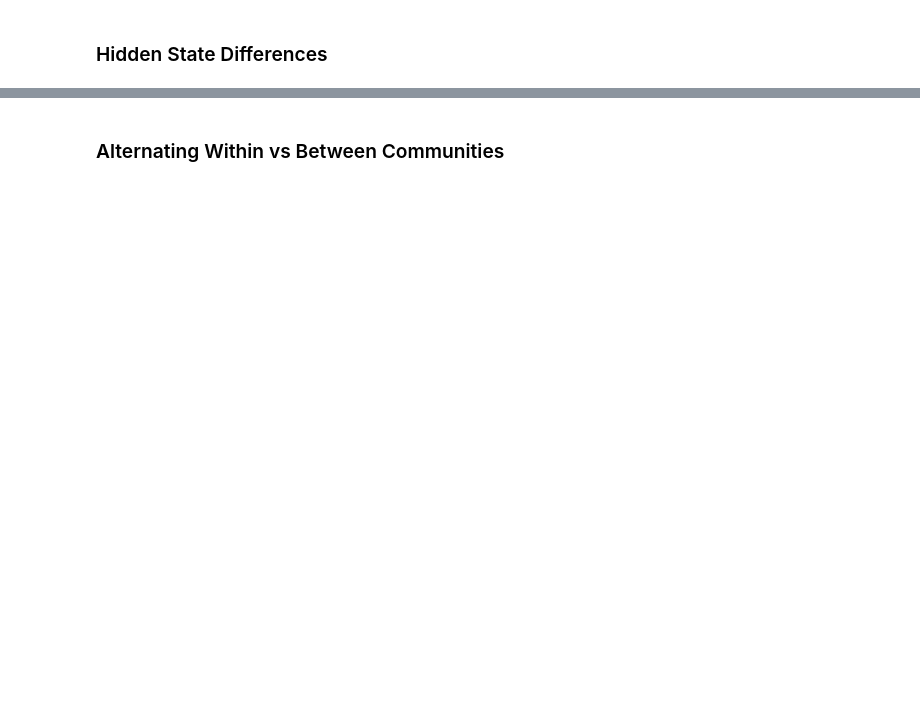
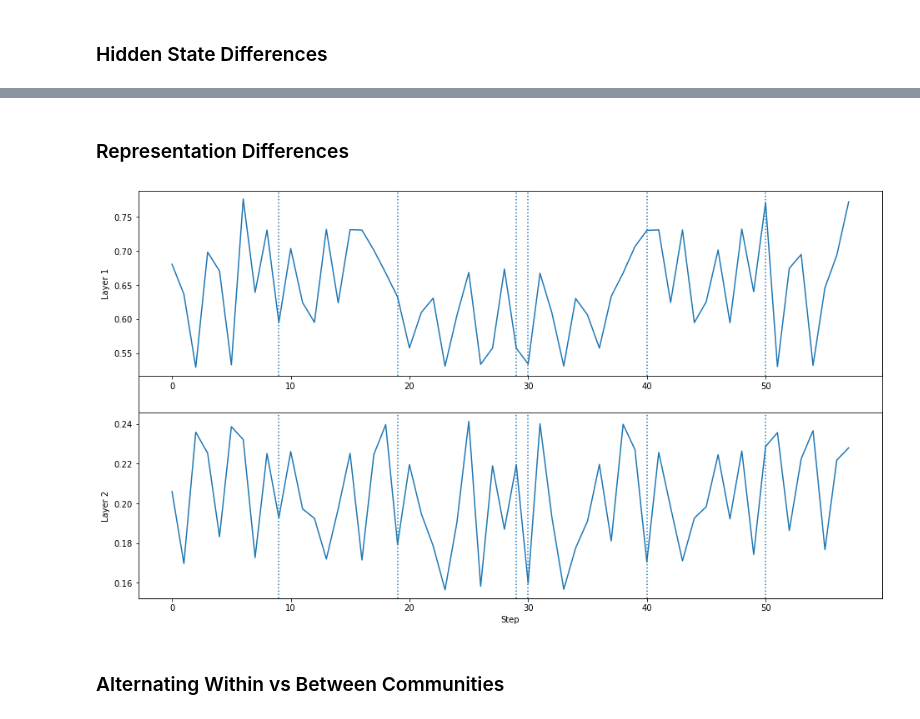
Before and after one commit to APRashedAhmed/predictive-event-segmentation, a Jupyter notebook: docs/source/workbooks/wb-2.1.2-Stacked-LSTMs-on-Fractals.ipynb, the cells around one changed output, grey strips where cells are left out. Drawn from its saved outputs; the diff is of its cells as text; code cells hidden in the pictures; blank space fills up the shorter version.

```diff
--- a/docs/source/workbooks/wb-2.1.2-Stacked-LSTMs-on-Fractals.ipynb
+++ b/docs/source/workbooks/wb-2.1.2-Stacked-LSTMs-on-Fractals.ipynb
@@ -258,4 +264,5 @@ LSTMStacked(
   )
 )
 # %%
-trainer.fit(model)
+if train_model:
+    trainer.fit(model)
@@ -273,5 +307,5 @@ Epoch 1: : 20it [02:28,  7.44s/it, loss=0.397, v_num=36]
 # %%
-iter_ds = ShapiroResnetEmbeddingDataset(
+iter_ds = sch.ShapiroResnetEmbeddingDataset(
     batch_size=1,
     max_steps=hparams.max_steps,
     n_paths=1,
@@ -335,19 +369,3 @@ gcf.set_size_inches(16,9)
-# %%
-fig = plt.figure()
-ax_large = fig.add_subplot(111)
-
-for i, out in enumerate(outs['error_diff']):
-    ax = fig.add_subplot(11 + i + len(outs['error_diff'])*100)
-    ax.plot(np.array(out.cpu()).reshape(59))
-    ax.set_ylabel(f'Layer {i+1}')
-    [ax.axes.axvline(b, ls=':') for b in borders]
-    if i == len(outs['error_diff'])-1:
-        ax.set_xlabel('Step')
-
-ax_large.axes.xaxis.set_ticks([])
-ax_large.axes.yaxis.set_ticks([])
-gcf = plt.gcf()
-gcf.set_size_inches(16,9)
 # %% [markdown]
 ### Hidden State Differences
 # %%
@@ -369,3 +389,23 @@ gcf.set_size_inches(16,9)
+# %% [markdown]
+### Representation Differences
+# %%
+fig = plt.figure()
+ax_large = fig.add_subplot(111)
+
+for i, out in enumerate(outs['representation_diff']):
+    ax = fig.add_subplot(11 + i + len(outs['representation_diff'])*100)
+    ax.plot(np.array(out.cpu()).reshape(59)[1:])
+    ax.set_ylabel(f'Layer {i+1}')
+    [ax.axes.axvline(b, ls=':') for b in borders]
+    if i == len(outs['representation_diff'])-1:
+        ax.set_xlabel('Step')
+
+ax_large.axes.xaxis.set_ticks([])
+ax_large.axes.yaxis.set_ticks([])
+gcf = plt.gcf()
+gcf.set_size_inches(16,9)
+# %% [output]
+[figure, added]
 # %% [markdown]
 ### Alternating Within vs Between Communities
 # %%
```
Also changed, not shown: parts of 23 cells of this notebook, 1 other file.
